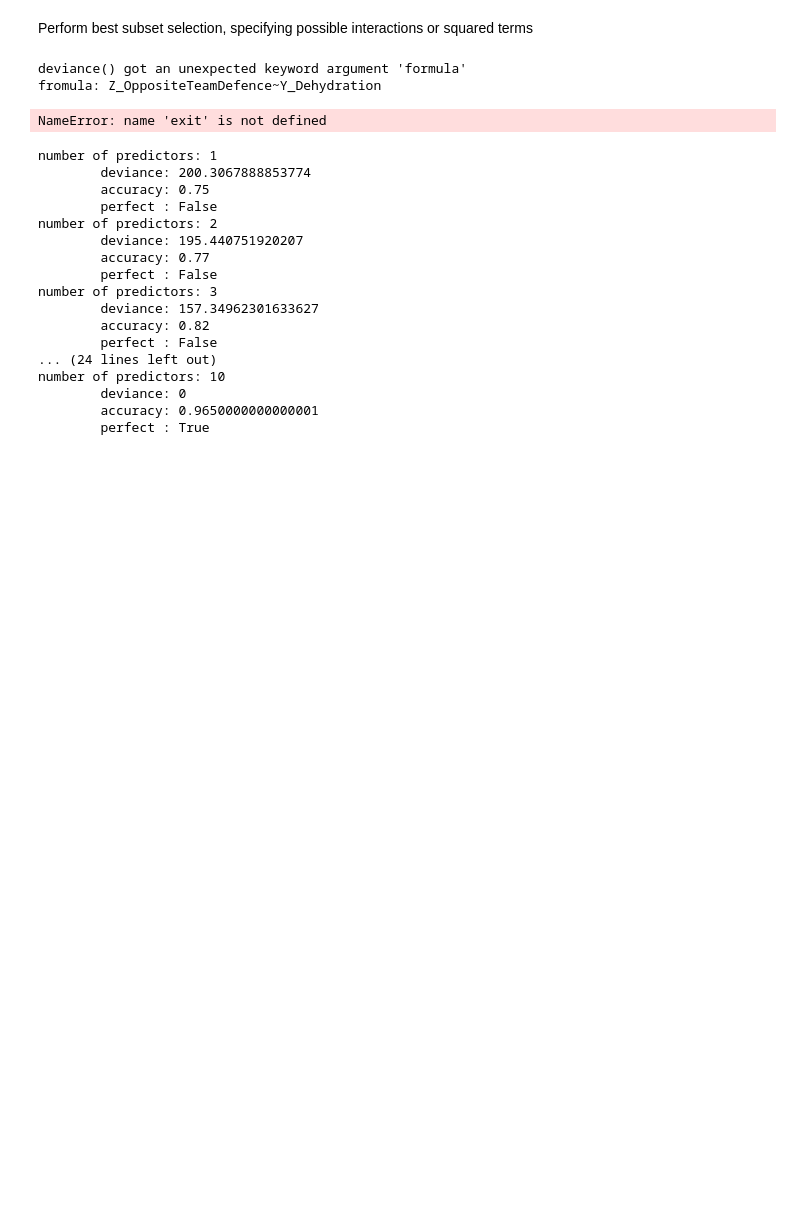
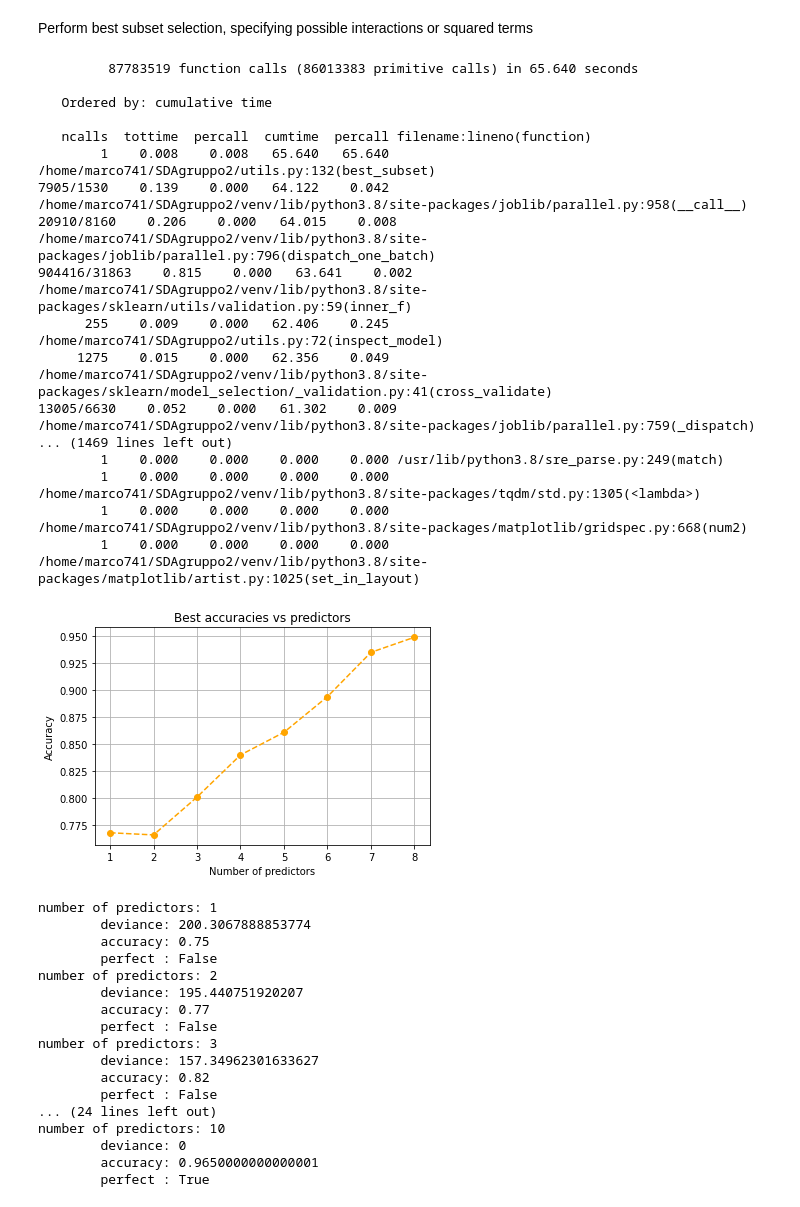
Before and after one commit to UniversityProjectsAtUnisa/exam-project_sda, a Jupyter notebook: z_classification.ipynb, the cells around one changed output. Drawn from its saved outputs; the diff is of its cells as text; code cells hidden in the pictures; blank space fills up the shorter version.

```diff
--- a/z_classification.ipynb
+++ b/z_classification.ipynb
@@ -52,22 +54,37 @@ Perform best subset selection, specifying possible interactions or squared terms
 # %%
 from importlib import reload
 reload(utils)
 utils_ = utils.Utils(ABS_PATH, DATASET_FILENAME, Y_LABEL, PREDICTORS_NUMBER)
 df = utils_.read_dataset()
 
 possible_interactions =  (
-    ('Y_AvgTravelledDistance', 'Y_PhysicalEndurance'),
-    ('Y_EmotionalMotivation',  'Y_PhysicalEndurance'),
-    ('Y_Hyperthermia',         'Y_PhysicalEndurance'),
-    ('Y_AvgTravelledDistance', 'Y_PhysicalEndurance'),
-    ('Y_MentalConcentration',  'Y_Dehydration'),
+    # ('Y_AvgTravelledDistance', 'Y_PhysicalEndurance'),
+    # ('Y_EmotionalMotivation',  'Y_PhysicalEndurance'),
+    # ('Y_Hyperthermia',         'Y_PhysicalEndurance'),
+    # ('Y_AvgTravelledDistance', 'Y_PhysicalEndurance'),
+    # ('Y_MentalConcentration',  'Y_Dehydration'),
 )
 subsets = utils_.best_subset(df, possible_interactions, nfolds = 5, nCV = 5, verbose=True)
-print(perfect_separations)
+# print(perfect_separations)
 # %% [output]
-deviance() got an unexpected keyword argument 'formula'
-fromula: Z_OppositeTeamDefence~Y_Dehydration
+         87783519 function calls (86013383 primitive calls) in 65.640 seconds
+
+   Ordered by: cumulative time
+
+   ncalls  tottime  percall  cumtime  percall filename:lineno(function)
+        1    0.008    0.008   65.640   65.640 /home/marco741/SDAgruppo2/utils.py:132(best_subset)
+7905/1530    0.139    0.000   64.122    0.042 /home/marco741/SDAgruppo2/venv/lib/python3.8/site-packages/joblib/parallel.py:958(__call__)
+20910/8160    0.206    0.000   64.015    0.008 /home/marco741/SDAgruppo2/venv/lib/python3.8/site-packages/joblib/parallel.py:796(dispatch_one_batch)
+904416/31863    0.815    0.000   63.641    0.002 /home/marco741/SDAgruppo2/venv/lib/python3.8/site-packages/sklearn/utils/validation.py:59(inner_f)
+      255    0.009    0.000   62.406    0.245 /home/marco741/SDAgruppo2/utils.py:72(inspect_model)
+     1275    0.015    0.000   62.356    0.049 /home/marco741/SDAgruppo2/venv/lib/python3.8/site-packages/sklearn/model_selection/_validation.py:41(cross_validate)
+13005/6630    0.052    0.000   61.302    0.009 /home/marco741/SDAgruppo2/venv/lib/python3.8/site-packages/joblib/parallel.py:759(_dispatch)
+... (1469 lines left out)
+        1    0.000    0.000    0.000    0.000 /usr/lib/python3.8/sre_parse.py:249(match)
+        1    0.000    0.000    0.000    0.000 /home/marco741/SDAgruppo2/venv/lib/python3.8/site-packages/tqdm/std.py:1305(<lambda>)
+        1    0.000    0.000    0.000    0.000 /home/marco741/SDAgruppo2/venv/lib/python3.8/site-packages/matplotlib/gridspec.py:668(num2)
+        1    0.000    0.000    0.000    0.000 /home/marco741/SDAgruppo2/venv/lib/python3.8/site-packages/matplotlib/artist.py:1025(set_in_layout)
-NameError: name 'exit' is not defined
+[figure, added]
 # %%
 for i in range(1,10+1):
     print('number of predictors:',i)
```
Also changed, not shown: parts of 3 cells of this notebook, 2 other files.
